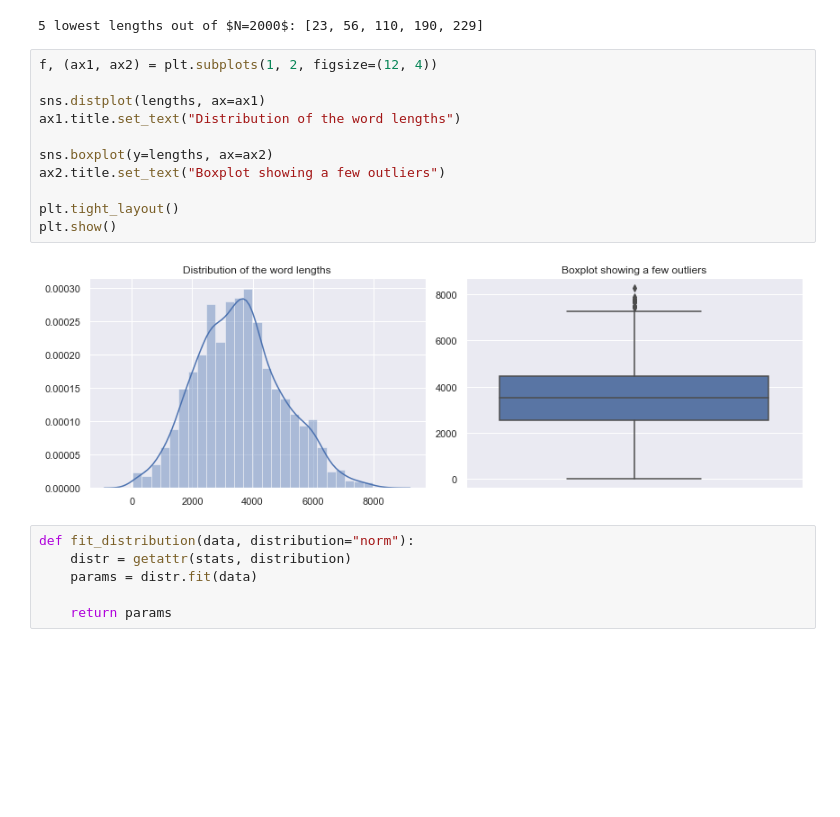
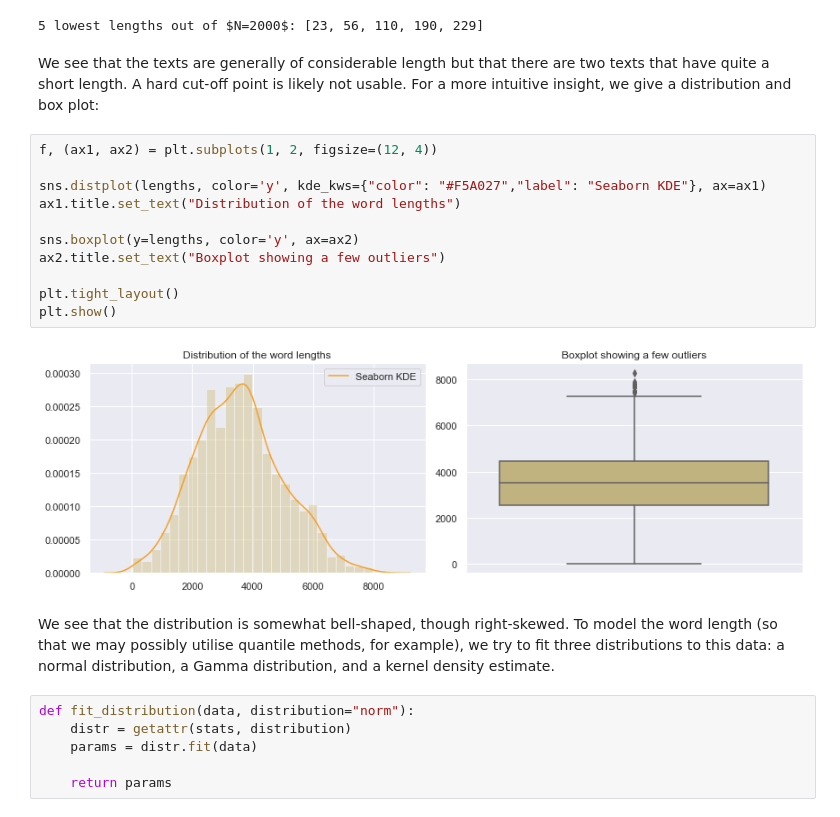
Before and after one commit to MirjamC/master_thesis_kb, a Jupyter notebook: thesis.ipynb, the cells around one changed output. Cells and saved outputs as stored; diff of their text form; blank space fills up the shorter version.

```diff
--- a/thesis.ipynb
+++ b/thesis.ipynb
@@ -221,19 +272,23 @@ lengths.sort()
 print(f"5 lowest lengths out of $N={len(lengths)}$: {lengths[:5]}")
 # %% [output]
 5 lowest lengths out of $N=2000$: [23, 56, 110, 190, 229]
+# %% [markdown]
+We see that the texts are generally of considerable length but that there are two texts that have quite a short length. A hard cut-off point is likely not usable. For a more intuitive insight, we give a distribution and box plot:
 # %%
 f, (ax1, ax2) = plt.subplots(1, 2, figsize=(12, 4))
 
-sns.distplot(lengths, ax=ax1)
+sns.distplot(lengths, color='y', kde_kws={"color": "#F5A027","label": "Seaborn KDE"}, ax=ax1)
 ax1.title.set_text("Distribution of the word lengths")
 
-sns.boxplot(y=lengths, ax=ax2)
+sns.boxplot(y=lengths, color='y', ax=ax2)
 ax2.title.set_text("Boxplot showing a few outliers")
 
 plt.tight_layout()
 plt.show()
 # %% [output]
-[figure, old version]
+[figure, new version]
+# %% [markdown]
+We see that the distribution is somewhat bell-shaped, though right-skewed. To model the word length (so that we may possibly utilise quantile methods, for example), we try to fit three distributions to this data: a normal distribution, a Gamma distribution, and a kernel density estimate.
 # %%
 def fit_distribution(data, distribution="norm"):
     distr = getattr(stats, distribution)
```
Also changed, not shown: parts of 19 cells of this notebook.
